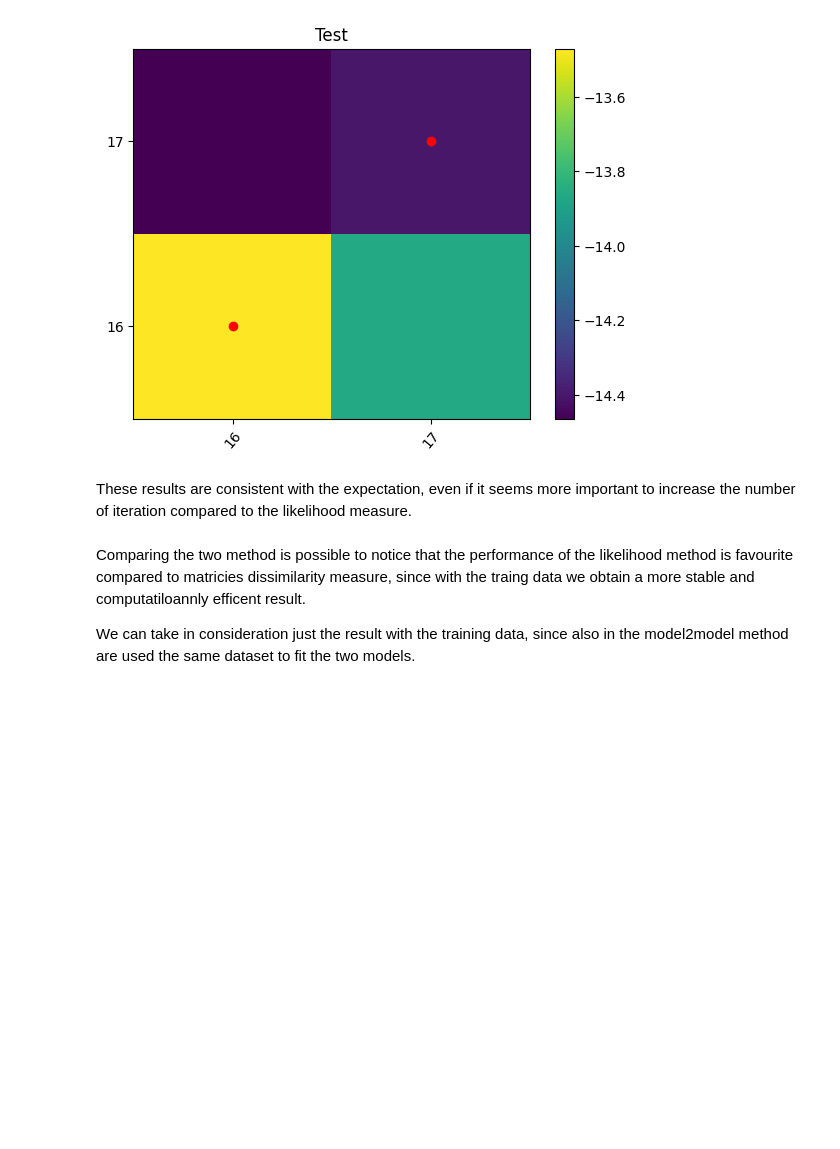
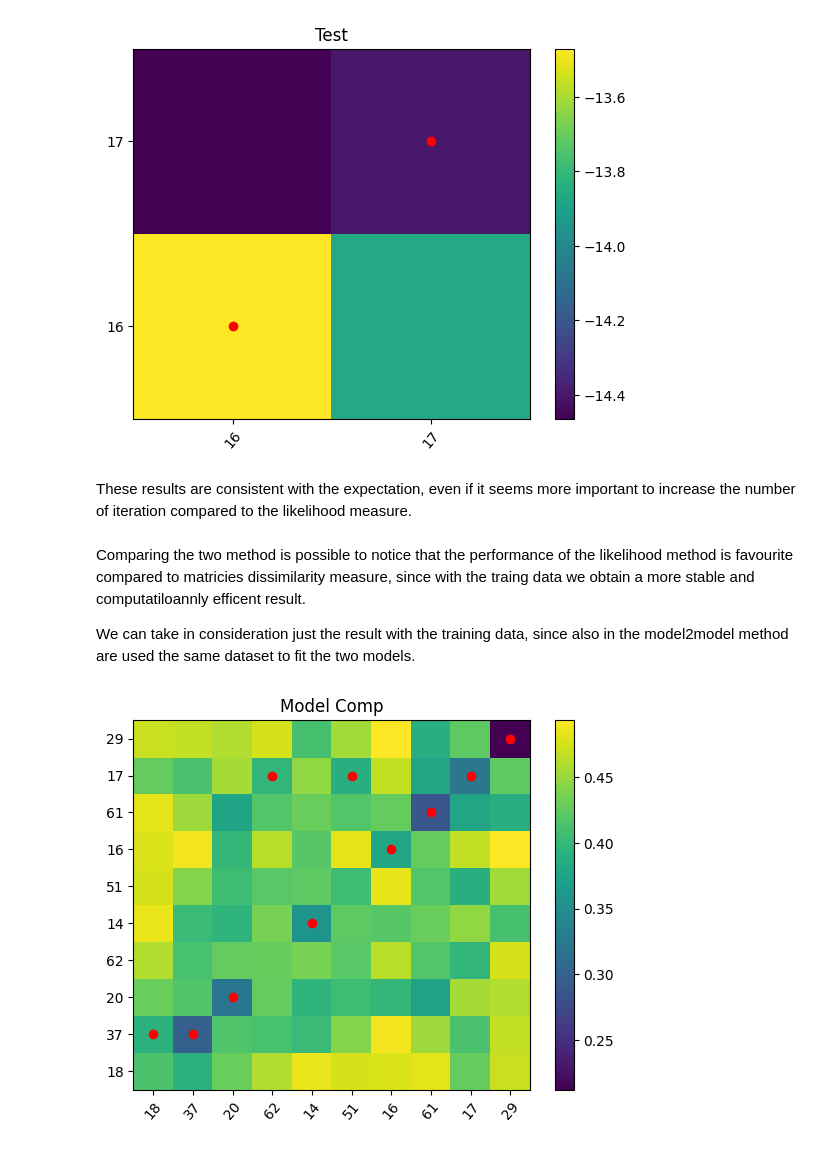
Before and after one commit to nicofilippucci/PyEyeSim, a Jupyter notebook: Notebooks/PyEyeSimHMMValidation.ipynb, the cells around one changed output. Drawn from its saved outputs; the diff is of its cells as text; code cells hidden in the pictures; blank space fills up the shorter version.

```diff
--- a/Notebooks/PyEyeSimHMMValidation.ipynb
+++ b/Notebooks/PyEyeSimHMMValidation.ipynb
@@ -165,3 +174,7 @@ These results are consistent with the expectation, even if it seems more importa
 Comparing the two method is possible to notice that the performance of the likelihood method is favourite compared to matricies dissimilarity measure, since with the traing data we obtain a more stable and computatiloannly efficent result.
 
 We can take in consideration just the result with the training data, since also in the model2model method are used the same dataset to fit the two models.
+# %%
+S = UrbanDat.HMMSimPiepelineModel2ModelOpt(ncomp=[2,3,4,5,6,7], iter=20, stimuli=stim)
+# %% [output]
+[figure, added]
```
Also changed, not shown: parts of 7 cells of this notebook, 5 other files.
